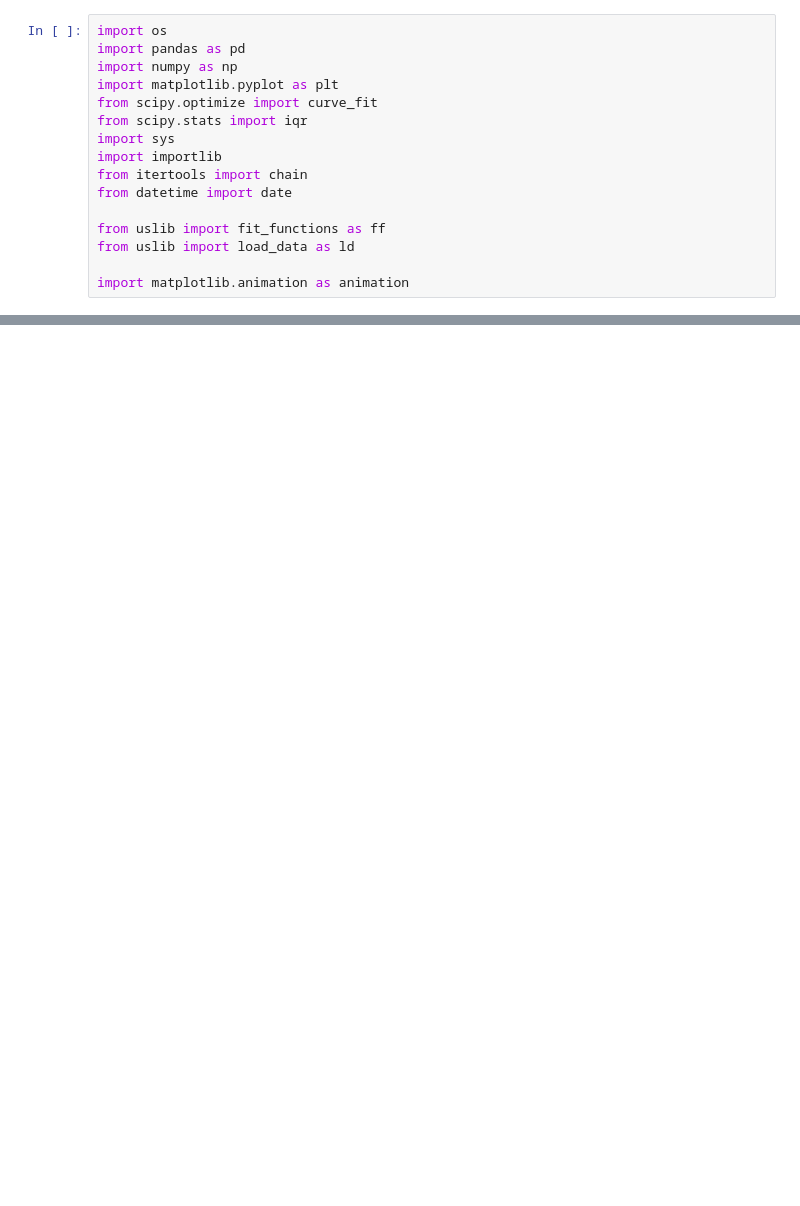
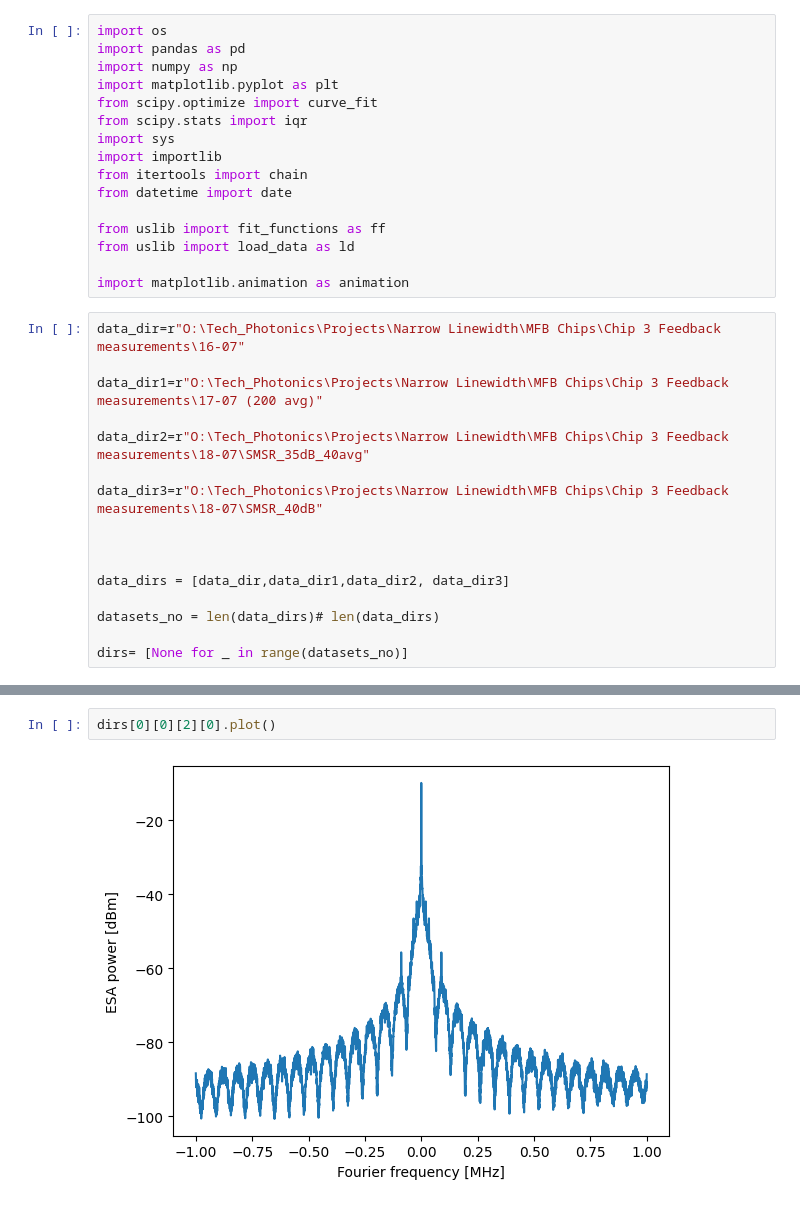
Before and after one commit to auphotonicLab/PICLab-narrow-linewidth, a Jupyter notebook: feedback_u_shaped_laser/SMSR_filtered_data_fits.ipynb, the cells around one changed output, grey strips where cells are left out. Saved outputs shown, nothing was run; the diff lists cells and outputs as text; blank space fills up the shorter version.

```diff
--- a/feedback_u_shaped_laser/SMSR_filtered_data_fits.ipynb
+++ b/feedback_u_shaped_laser/SMSR_filtered_data_fits.ipynb
@@ -14,3 +14,19 @@ from uslib import fit_functions as ff
 from uslib import load_data as ld
 
 import matplotlib.animation as animation
+# %%
+data_dir=r"O:\Tech_Photonics\Projects\Narrow Linewidth\MFB Chips\Chip 3 Feedback measurements\16-07"
+
+data_dir1=r"O:\Tech_Photonics\Projects\Narrow Linewidth\MFB Chips\Chip 3 Feedback measurements\17-07 (200 avg)"
+
+data_dir2=r"O:\Tech_Photonics\Projects\Narrow Linewidth\MFB Chips\Chip 3 Feedback measurements\18-07\SMSR_35dB_40avg"
+
+data_dir3=r"O:\Tech_Photonics\Projects\Narrow Linewidth\MFB Chips\Chip 3 Feedback measurements\18-07\SMSR_40dB"
+
+
+
+data_dirs = [data_dir,data_dir1,data_dir2, data_dir3]
+
+datasets_no = len(data_dirs)# len(data_dirs)
+
+dirs= [None for _ in range(datasets_no)]
@@ -16,0 +131,4 @@ import matplotlib.animation as animation
+# %%
+dirs[0][0][2][0].plot()
+# %% [output]
+[figure, added]
```
Also changed, not shown: parts of 30 cells of this notebook, 1 other file.
